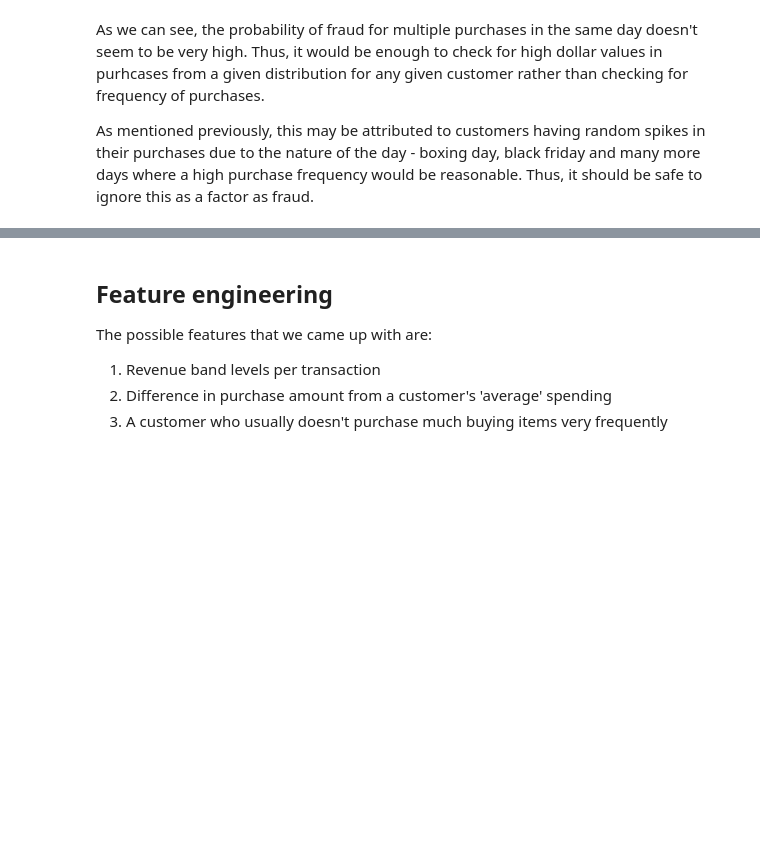
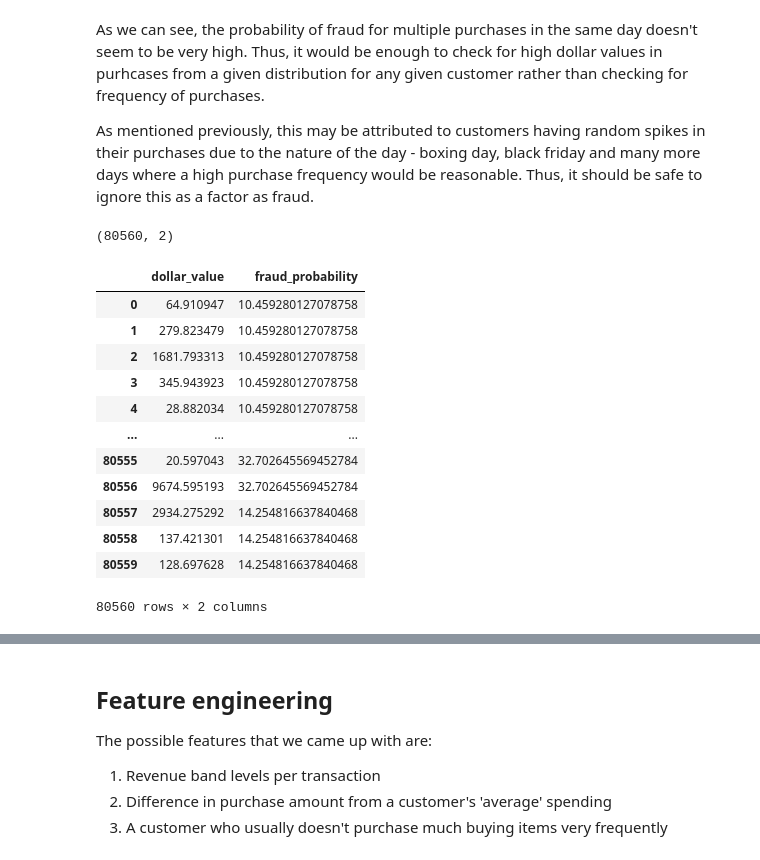
Before and after one commit to pommcuter/generic-buy-now-pay-later-project, a Jupyter notebook: notebooks/fraudAnalysis.ipynb, the cells around one changed output, grey strips where cells are left out. Saved outputs shown, nothing was run; the diff lists cells and outputs as text; code cells hidden in the pictures; blank space fills up the shorter version.

```diff
--- a/notebooks/fraudAnalysis.ipynb
+++ b/notebooks/fraudAnalysis.ipynb
@@ -420,0 +403,20 @@ As mentioned previously, this may be attributed to customers having random spike
+# %%
+hist_df.shape
+# %% [output]
+(80560, 2)
+# %%
+hist_df
+# %% [output]
+|  | dollar_value | fraud_probability |
+| 0 | 64.910947 | 10.459280127078758 |
+| 1 | 279.823479 | 10.459280127078758 |
+| 2 | 1681.793313 | 10.459280127078758 |
+| 3 | 345.943923 | 10.459280127078758 |
+| 4 | 28.882034 | 10.459280127078758 |
+| ... | ... | ... |
+| 80555 | 20.597043 | 32.702645569452784 |
+| 80556 | 9674.595193 | 32.702645569452784 |
+| 80557 | 2934.275292 | 14.254816637840468 |
+| 80558 | 137.421301 | 14.254816637840468 |
+| 80559 | 128.697628 | 14.254816637840468 |
+80560 rows × 2 columns
```
Also changed, not shown: parts of 15 cells of this notebook.
